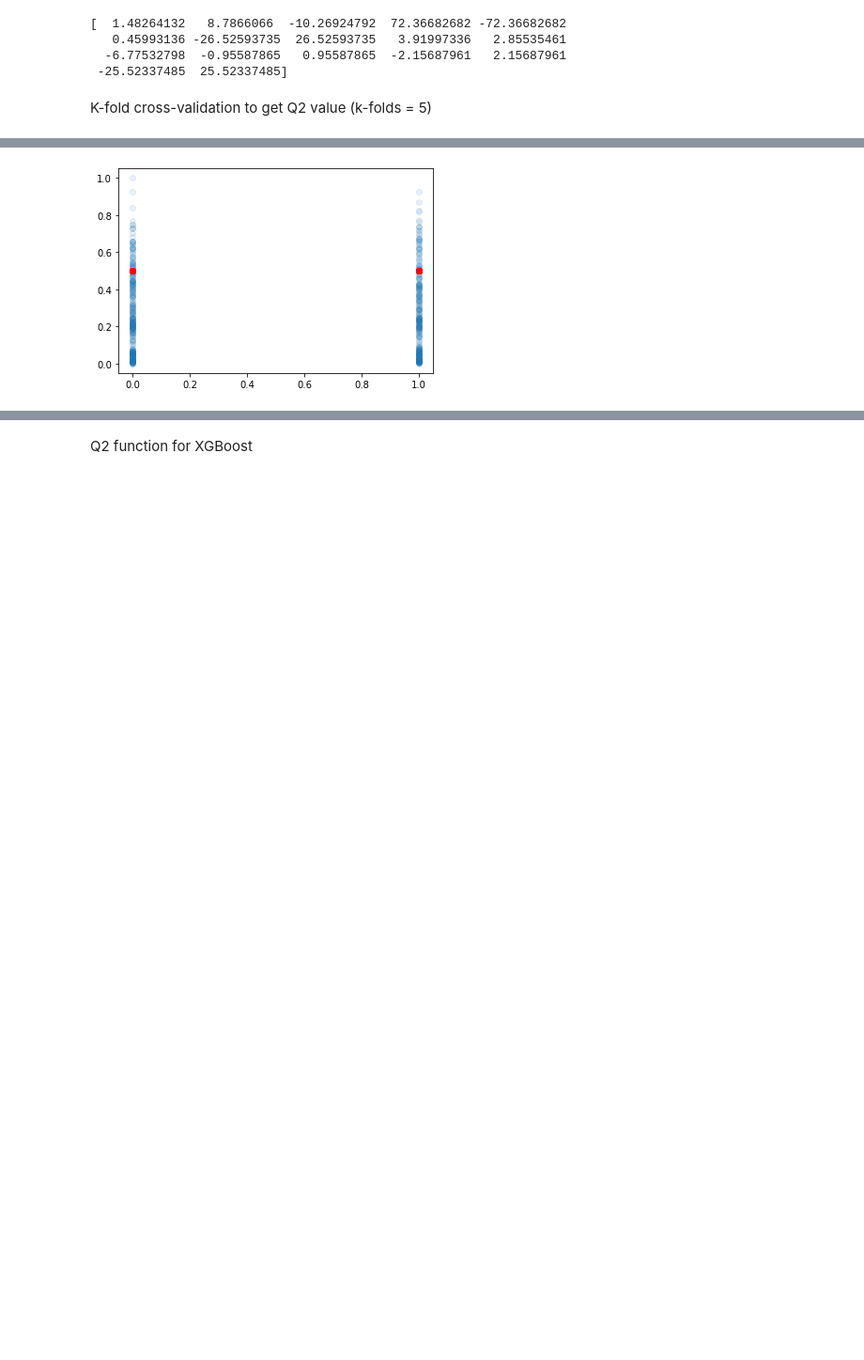
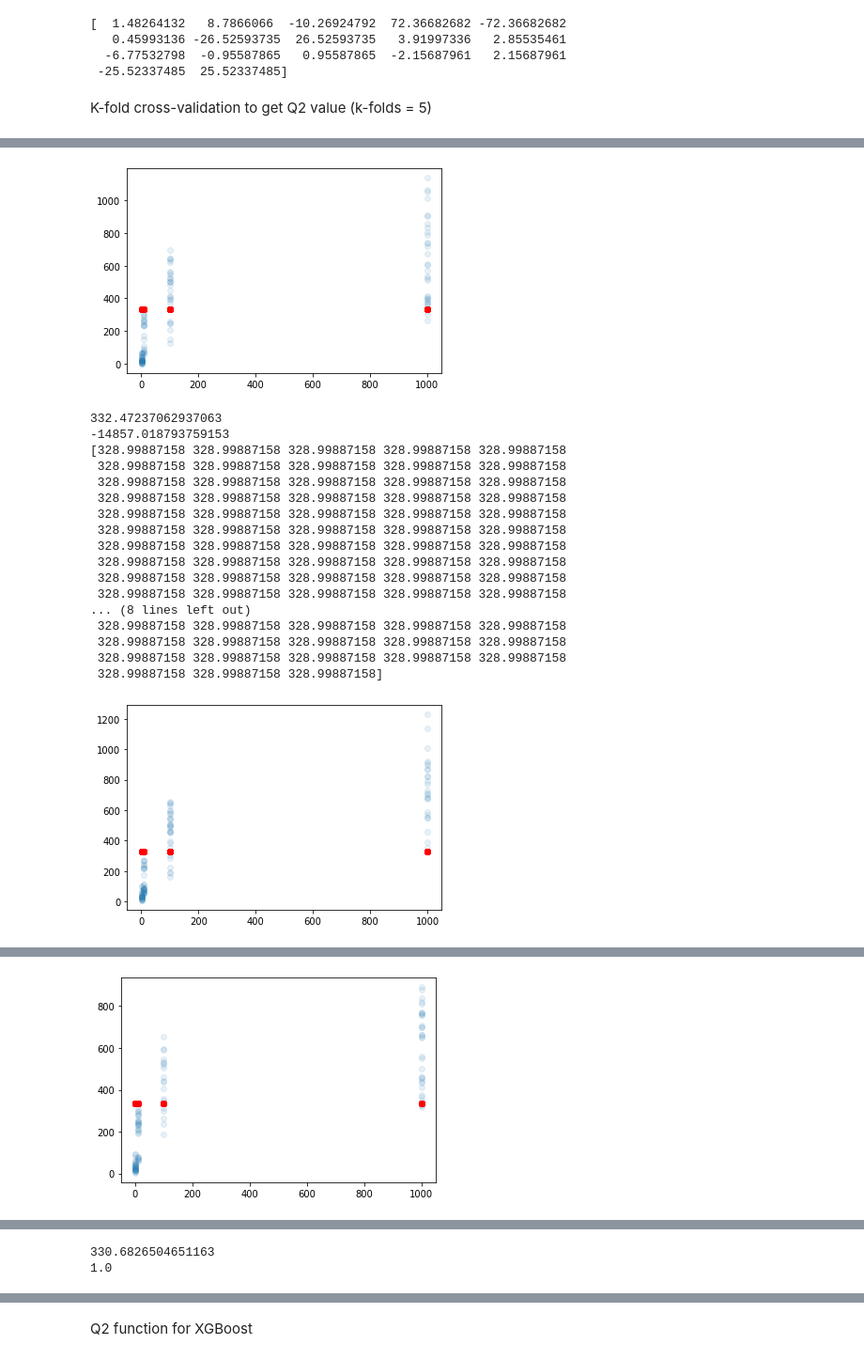
Before and after one commit to kenll99minecart/Immunopeptide, a Jupyter notebook: Linear regression.ipynb, the cells around one changed output, grey strips where cells are left out. Shown at 94% size. Drawn from its saved outputs; the diff is of its cells as text; code cells hidden in the pictures; blank space fills up the shorter version.

```diff
--- a/Linear regression.ipynb
+++ b/Linear regression.ipynb
@@ -209,6 +209,7 @@ from sklearn.preprocessing import normalize
 #clf = LogisticRegression(random_state=10)
 log_y = y.copy()
 norm_y = numpy.divide(numpy.subtract(log_y, log_y.min()) , numpy.subtract(log_y.max(), log_y.min()))
+norm_y = log_y
 #mean_y = statss.mean(log_y)
 #a = numpy.array(log_y.values.tolist())
 #log_y = numpy.where(a >= mean_y, 1, 0).tolist()
@@ -217,31 +218,45 @@ norm_y = numpy.divide(numpy.subtract(log_y, log_y.min()) , numpy.subtract(log_y.
 #clf.fit(log_X, log_y)
 #log_pred = clf.predict(log_X.head(100))
 #print(expit([[1, 0.5, 1], [1, 0, 1], [1, 0, 1]]))
-def sigmoid(x, a, b1,b2,b3,b4,b5,b6,b7,b8,b9,b10,b11,b12,b13,b14,b15,b16):
-    #print(x[:,11])
-    y = numpy.divide(1 , (1 + expit(-(b1*x[:,0]+b2*x[:,1]+b3*x[:,2]+b4*x[:,3]+b5*x[:,4]+b6*x[:,5]+b7*x[:,6]+b8*x[:,7]+b9*x[:,8]+b10*x[:,9]+b11*x[:,10]+b12*x[:,11]+b13*x[:,12]+b14*x[:,13]+b15*x[:,14]+b16*x[:,15]-a))))
-    print(y)
-    print('done')
+def sigmoid(x, a, b1,b2,b3,b4,b5,b6,b7,b8,b9,b10,b11,b12,b13,b14,b15,b16,c):
+    #print(x)
+    y = numpy.divide(c , (1 + expit(-(b1*x[:,0]+b2*x[:,1]+b3*x[:,2]+b4*x[:,3]+b5*x[:,4]+b6*x[:,5]+b7*x[:,6]+b8*x[:,7]+b9*x[:,8]+b10*x[:,9]+b11*x[:,10]+b12*x[:,11]+b13*x[:,12]+b14*x[:,13]+b15*x[:,14]+b16*x[:,15]-a))))
     return y
 
 from scipy.optimize import curve_fit
+
 log_X=X.copy()
+rand_resL = []
+Test_predL = []
+Test_resL = []
+for train_index, test_index in kf.split(log_X):
 
-#log_X.loc[log_X['High']==0,'High'] = -1
-print(log_X)
-print((np.flip(log_X.to_numpy())))
-Xdata = np.flip(log_X.to_numpy())
-print(norm_y.shape)
-p0 = np.repeat(0,17)
-fitParams, fitCovariances = curve_fit(sigmoid, Xdata, np.array(norm_y), p0)
-print(fitParams)
+    trainX , trainY = log_X.iloc[train_index] , norm_y.iloc[train_index]
+    testX , testY =  log_X.iloc[test_index] , norm_y.iloc[test_index]
 
-plt.scatter(Xdata[:,10],norm_y,alpha = 0.1)
-outsig = sigmoid(Xdata,fitParams[0],fitParams[1],fitParams[2],fitParams[3],fitParams[4],fitParams[5],fitParams[6],fitParams[7],fitParams[8],fitParams[9],fitParams[10],fitParams[11],fitParams[12],fitParams[13],fitParams[14],fitParams[15],fitParams[16])
-print(outsig)
-plt.scatter(Xdata[:,10],outsig,c = "red")
+    Xdata = np.flip(trainX.to_numpy())
+    #print(x[:,0])
+    p0 = np.repeat(1,18)
+    fitParams, fitCovariances = curve_fit(sigmoid, Xdata, np.array(trainY), p0)
 
-plt.show()
+
+    plt.scatter(testX['OligoConc'],testY,alpha = 0.1)
+    #print(testX)
+    testXnp = np.flip(testX.to_numpy())
+    print(fitParams[0])
+    outsig = sigmoid(testXnp,fitParams[0],fitParams[1],fitParams[2],fitParams[3],fitParams[4],fitParams[5],fitParams[6],fitParams[7],fitParams[8],fitParams[9],fitParams[10],fitParams[11],fitParams[12],fitParams[13],fitParams[14],fitParams[15],fitParams[16],fitParams[17])
+    print(outsig)
+    plt.scatter(testX['OligoConc'],outsig,c = "red")
+
+    plt.show()
+    Mean_trained_y = statss.mean(trainY.values.ravel())
+    print(Mean_trained_y)
+    for x in range(len(outsig)):
+        rand_resL.append(Mean_trained_y)
+    Test_predL.extend(outsig.ravel())
+    Test_resL.extend(testY.values.ravel())
+print(getQ2(rand_resL,Test_predL,Test_resL))
+
 
 #print(log_X)
 #from sklearn.metrics import plot_confusion_matrix
@@ -267 +282,19 @@ plt.show()
-[figure, old version]
+[figure, new version]
+332.47237062937063
+-14857.018793759153
+[328.99887158 328.99887158 328.99887158 328.99887158 328.99887158
+ 328.99887158 328.99887158 328.99887158 328.99887158 328.99887158
+ 328.99887158 328.99887158 328.99887158 328.99887158 328.99887158
+ 328.99887158 328.99887158 328.99887158 328.99887158 328.99887158
+ 328.99887158 328.99887158 328.99887158 328.99887158 328.99887158
+ 328.99887158 328.99887158 328.99887158 328.99887158 328.99887158
+ 328.99887158 328.99887158 328.99887158 328.99887158 328.99887158
+ 328.99887158 328.99887158 328.99887158 328.99887158 328.99887158
+ 328.99887158 328.99887158 328.99887158 328.99887158 328.99887158
+ 328.99887158 328.99887158 328.99887158 328.99887158 328.99887158
+... (8 lines left out)
+ 328.99887158 328.99887158 328.99887158 328.99887158 328.99887158
+ 328.99887158 328.99887158 328.99887158 328.99887158 328.99887158
+ 328.99887158 328.99887158 328.99887158 328.99887158 328.99887158
+ 328.99887158 328.99887158 328.99887158]
+[figure, added]
@@ -267,0 +318 @@ plt.show()
+[figure, added]
@@ -268 +356,3 @@ plt.show()
+330.6826504651163
+1.0
 # %%
```
Also changed, not shown: parts of 6 cells of this notebook.
